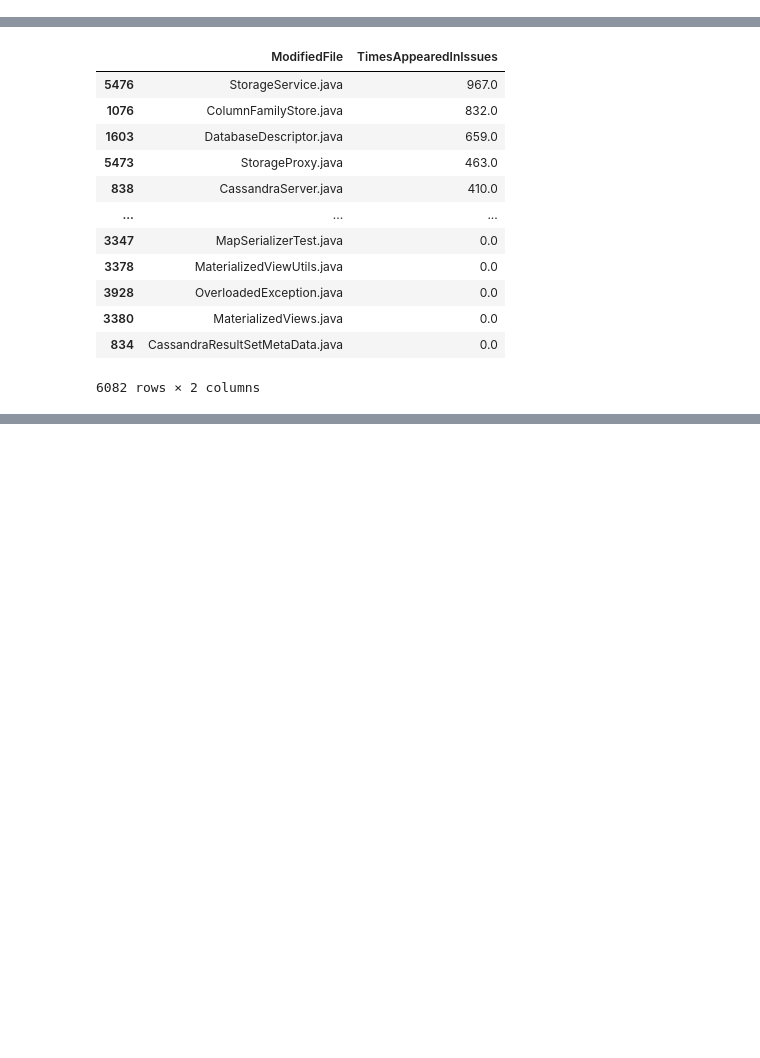
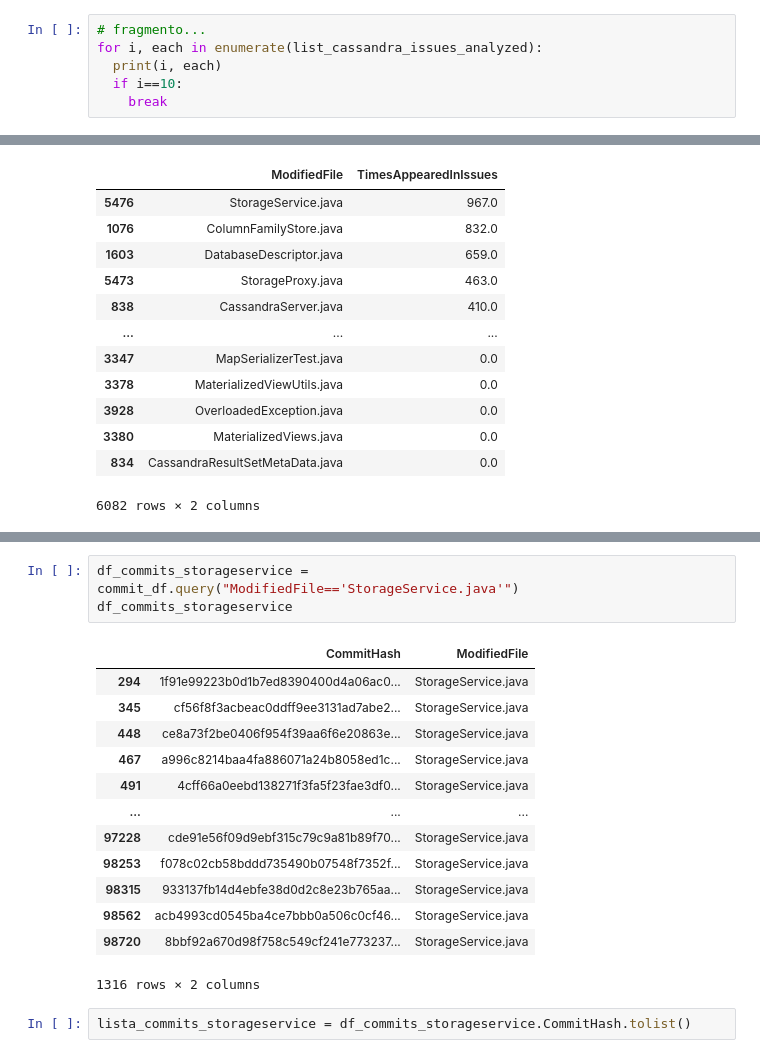
Before and after one commit to armandossrecife/piloto, a Jupyter notebook: testes_issues_jira_e_msg_commits.ipynb, the cells around one changed output, grey strips where cells are left out. Drawn from its saved outputs; the diff is of its cells as text; blank space fills up the shorter version.

```diff
--- a/testes_issues_jira_e_msg_commits.ipynb
+++ b/testes_issues_jira_e_msg_commits.ipynb
@@ -643,0 +654,6 @@ print(f'{len(list_cassandra_issues_analyzed)} commits com Id de issue: {list_cas
+# %%
+# fragmento...
+for i, each in enumerate(list_cassandra_issues_analyzed):
+  print(i, each)
+  if i==10:
+    break
@@ -913,0 +1010,19 @@ file_issue_summary[file_issue_summary['ModifiedFile'].str.contains(".java")].sor
+# %%
+df_commits_storageservice = commit_df.query("ModifiedFile=='StorageService.java'")
+df_commits_storageservice
+# %% [output]
+|  | CommitHash | ModifiedFile |
+| 294 | 1f91e99223b0d1b7ed8390400d4a06ac0... | StorageService.java |
+| 345 | cf56f8f3acbeac0ddff9ee3131ad7abe2... | StorageService.java |
+| 448 | ce8a73f2be0406f954f39aa6f6e20863e... | StorageService.java |
+| 467 | a996c8214baa4fa886071a24b8058ed1c... | StorageService.java |
+| 491 | 4cff66a0eebd138271f3fa5f23fae3df0... | StorageService.java |
+| ... | ... | ... |
+| 97228 | cde91e56f09d9ebf315c79c9a81b89f70... | StorageService.java |
+| 98253 | f078c02cb58bddd735490b07548f7352f... | StorageService.java |
+| 98315 | 933137fb14d4ebfe38d0d2c8e23b765aa... | StorageService.java |
+| 98562 | acb4993cd0545ba4ce7bbb0a506c0cf46... | StorageService.java |
+| 98720 | 8bbf92a670d98f758c549cf241e773237... | StorageService.java |
+1316 rows × 2 columns
+# %%
+lista_commits_storageservice = df_commits_storageservice.CommitHash.tolist()
```
Also changed, not shown: parts of 51 cells of this notebook.
